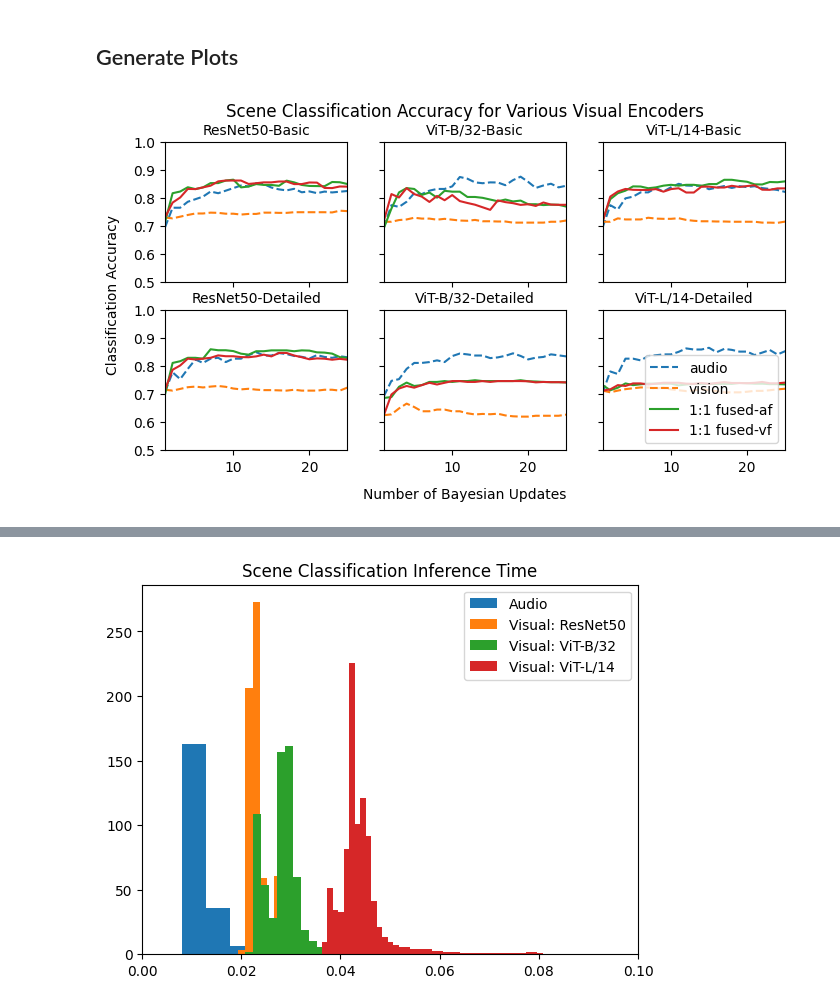
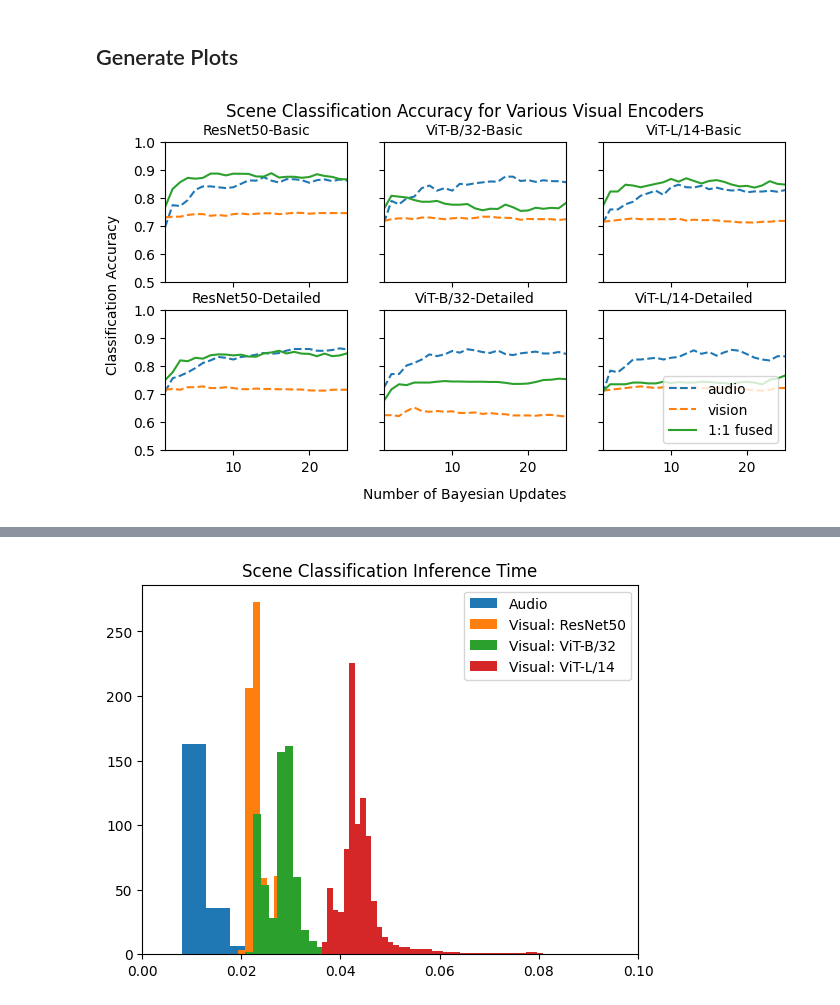
Before and after one commit to roboav8r/GrACIAS, a Jupyter notebook: scripts/analysis/analyze_all_results.ipynb, the cells around one changed output, grey strips where cells are left out. Cells and saved outputs as stored; diff of their text form; code cells hidden in the pictures.

Commit message:
New multimodal scene recognition analysis method

```diff
--- a/scripts/analysis/analyze_all_results.ipynb
+++ b/scripts/analysis/analyze_all_results.ipynb
@@ -232,45 +232,48 @@ scene_results_vitb32_basic.csv
 fig, axes = plt.subplots(2,3, sharex=True, sharey=True, figsize=(8,4))
 
 for col_idx, model in enumerate(['ResNet50','ViT-B/32','ViT-L/14']):
     for row_idx,desc in enumerate(['Basic','Detailed']):
         ax = axes[row_idx, col_idx]
         ax.set_xlim((1,25))
         ax.set_ylim((.5,1.))
         ax.set_title(f"{model}-{desc}",fontsize=10)
 
 
         audio_mask = ((scene_recognition_results_df['Vision Backbone'] == model) &
                       (scene_recognition_results_df['Scene Description'] == desc) &
                      (scene_recognition_results_df['Method'] == 'audio'))
         vision_mask = ((scene_recognition_results_df['Vision Backbone'] == model) &
                       (scene_recognition_results_df['Scene Description'] == desc) &
                      (scene_recognition_results_df['Method'] == 'visual'))
-        fused_af_mask = ((scene_recognition_results_df['Vision Backbone'] == model) &
+        fused_mask = ((scene_recognition_results_df['Vision Backbone'] == model) &
                       (scene_recognition_results_df['Scene Description'] == desc) &
-                     (scene_recognition_results_df['Method'] == 'fused-audiofirst'))
-        fused_vf_mask = ((scene_recognition_results_df['Vision Backbone'] == model) &
-                      (scene_recognition_results_df['Scene Description'] == desc) &
-                     (scene_recognition_results_df['Method'] == 'fused-visionfirst'))
+                     (scene_recognition_results_df['Method'] == 'joint'))
+        # fused_af_mask = ((scene_recognition_results_df['Vision Backbone'] == model) &
+        #               (scene_recognition_results_df['Scene Description'] == desc) &
+        #              (scene_recognition_results_df['Method'] == 'fused-audiofirst'))
+        # fused_vf_mask = ((scene_recognition_results_df['Vision Backbone'] == model) &
+        #               (scene_recognition_results_df['Scene Description'] == desc) &
+        #              (scene_recognition_results_df['Method'] == 'fused-visionfirst'))
 
         audio_data = scene_recognition_results_df[audio_mask]
         vision_data = scene_recognition_results_df[vision_mask]
-        # fused_data = scene_recognition_results_df[fused_mask]
-        fused_af_data = scene_recognition_results_df[fused_af_mask]
-        fused_vf_data = scene_recognition_results_df[fused_vf_mask]
+        fused_data = scene_recognition_results_df[fused_mask]
+        # fused_af_data = scene_recognition_results_df[fused_af_mask]
+        # fused_vf_data = scene_recognition_results_df[fused_vf_mask]
 
         ax.plot(audio_data['Number of Updates'],audio_data['Accuracy'],linestyle='--',label='audio')
         ax.plot(vision_data['Number of Updates'],vision_data['Accuracy'],linestyle='--',label='vision')
-        # ax.plot(fused_data['Number of Updates'],fused_data['Accuracy'],label='1:1 fused')
-        ax.plot(fused_af_data['Number of Updates'],fused_af_data['Accuracy'],label='1:1 fused-af')
-        ax.plot(fused_vf_data['Number of Updates'],fused_vf_data['Accuracy'],label='1:1 fused-vf')
+        ax.plot(fused_data['Number of Updates'],fused_data['Accuracy'],label='1:1 fused')
+        # ax.plot(fused_af_data['Number of Updates'],fused_af_data['Accuracy'],label='1:1 fused-af')
+        # ax.plot(fused_vf_data['Number of Updates'],fused_vf_data['Accuracy'],label='1:1 fused-vf')
 ax.legend(loc="lower right")
 
 fig.suptitle('Scene Classification Accuracy for Various Visual Encoders')
 fig.text(0.5, 0.0, 'Number of Bayesian Updates', ha='center', va='center')
 fig.text(0.06, 0.5, 'Classification Accuracy', ha='center', va='center', rotation='vertical')
 fig.show()
 # %% [output]
-[figure, old version]
+[figure, new version]
 # %%
 plot_idx = 1
 
```
Also changed, not shown: parts of 2 cells of this notebook.
